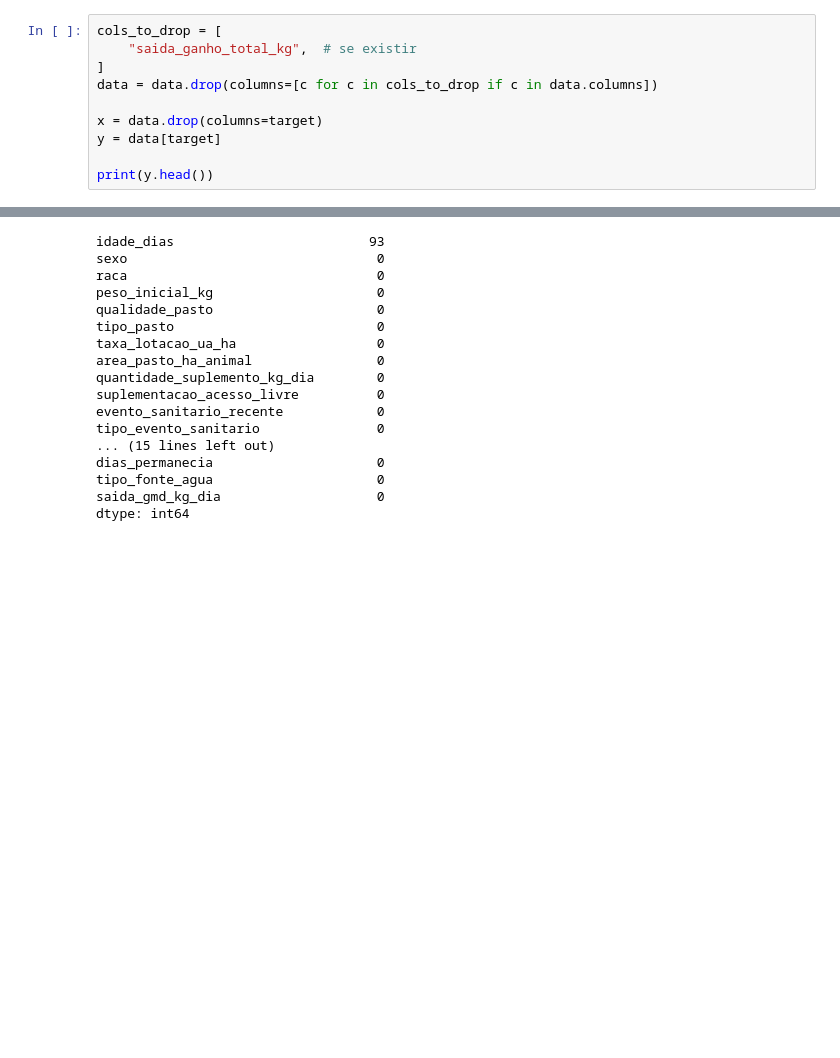
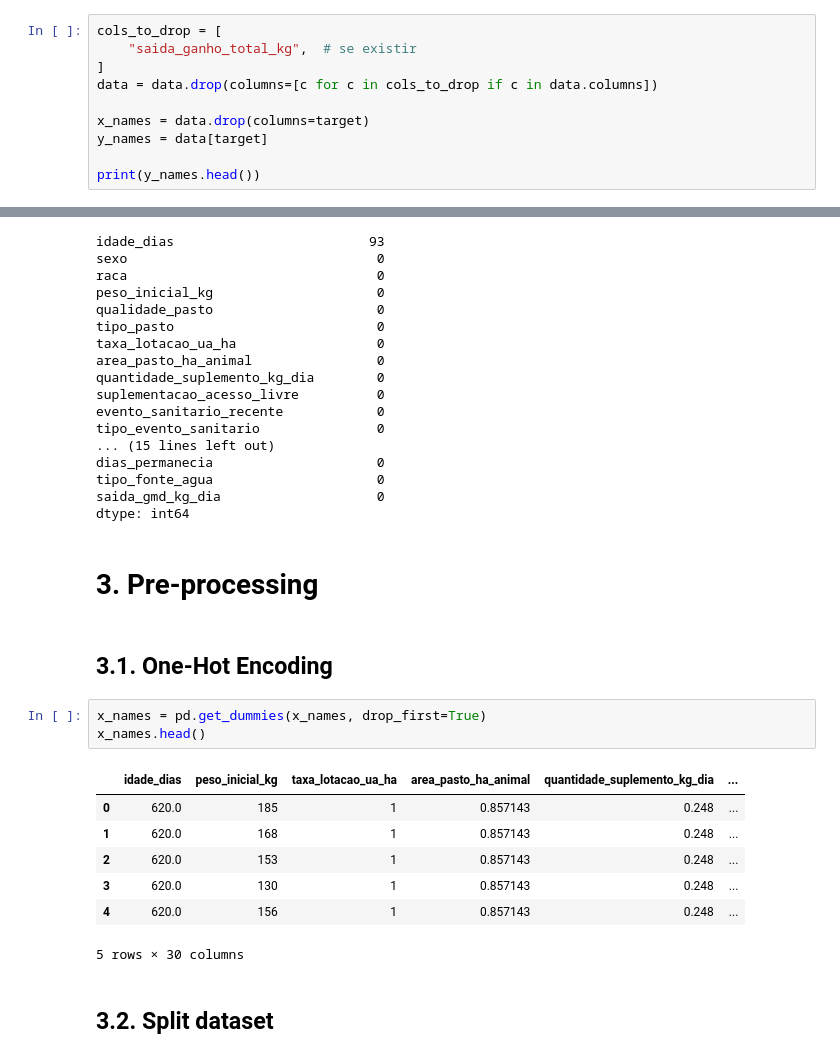
Before and after one commit to eulergomees/dnn_cattle_weight_gain, a Jupyter notebook: dnn_cattle_weight_gain.ipynb, the cells around one changed output, grey strips where cells are left out. Cells and saved outputs as stored; diff of their text form; blank space fills up the shorter version.

Commit message:
feat: split dataset in train, validation and test

```diff
--- a/dnn_cattle_weight_gain.ipynb
+++ b/dnn_cattle_weight_gain.ipynb
@@ -102,10 +104,10 @@ cols_to_drop = [
 ]
 data = data.drop(columns=[c for c in cols_to_drop if c in data.columns])
 
-x = data.drop(columns=target)
-y = data[target]
+x_names = data.drop(columns=target)
+y_names = data[target]
 
-print(y.head())
+print(y_names.head())
 # %% [output]
 0    0.330709
 1    0.328889
@@ -157,3 +159,20 @@ dias_permanecia                     0
 tipo_fonte_agua                     0
 saida_gmd_kg_dia                    0
 dtype: int64
+# %% [markdown]
+# 3. Pre-processing
+# %% [markdown]
+## 3.1. One-Hot Encoding
+# %%
+x_names = pd.get_dummies(x_names, drop_first=True)
+x_names.head()
+# %% [output]
+|  | idade_dias | peso_inicial_kg | taxa_lotacao_ua_ha | area_pasto_ha_animal | quantidade_suplemento_kg_dia | ... |
+| 0 | 620.0 | 185 | 1 | 0.857143 | 0.248 | ... |
+| 1 | 620.0 | 168 | 1 | 0.857143 | 0.248 | ... |
+| 2 | 620.0 | 153 | 1 | 0.857143 | 0.248 | ... |
+| 3 | 620.0 | 130 | 1 | 0.857143 | 0.248 | ... |
+| 4 | 620.0 | 156 | 1 | 0.857143 | 0.248 | ... |
+5 rows × 30 columns
+# %% [markdown]
+## 3.2. Split dataset
```
Also changed, not shown: parts of 3 cells of this notebook.
